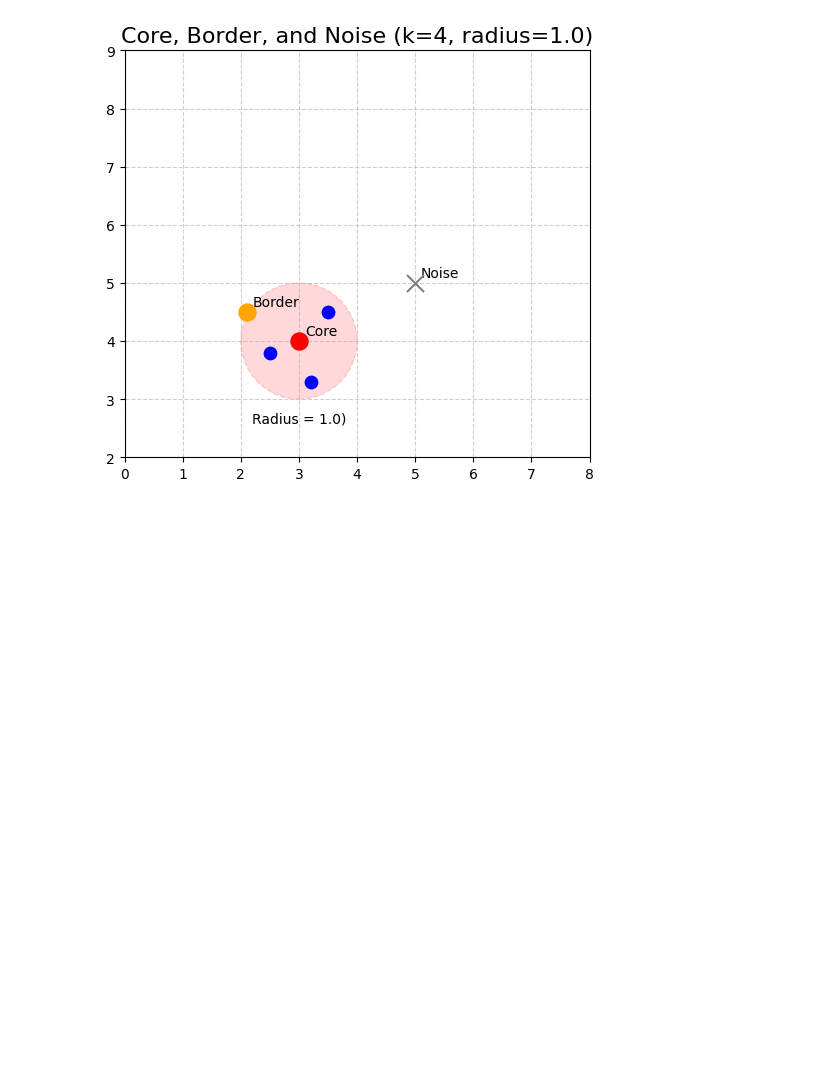
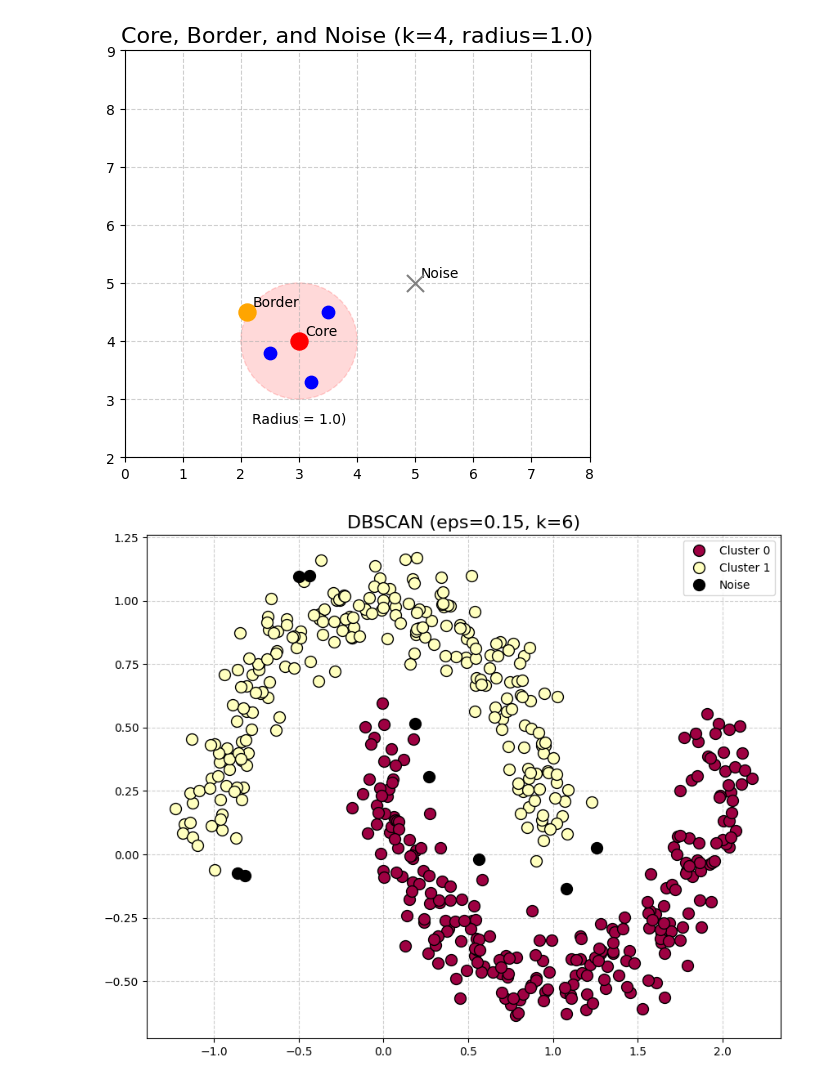
Before and after one commit to KOlCIqwq/ML, a Jupyter notebook: Clustering.ipynb, the cells around one changed output. Cells and saved outputs as stored; diff of their text form; code cells hidden in the pictures; blank space fills up the shorter version.

Commit message:
DBSCAN from scratch

```diff
--- a/Clustering.ipynb
+++ b/Clustering.ipynb
@@ -192,11 +192,103 @@ plt.show()
 # %% [output]
 [figure]
 # %%
+from collections import deque
 import numpy as np
 import matplotlib.pyplot as plt
 from sklearn.datasets import make_moons
 
 X, y = make_moons(n_samples=500, noise=0.1)
+
+'''
+1. Take a point p, if its noise then add it to visited
+2. If its a core, add its neighbors to a queue, and label them as same cluster
+3. Try to find neighbors for each point on the queue, if its core, add neighbors to queue
+4. All the points on the queue will be on the same cluster
+'''
+
+def get_neighbors(X, idx, eps):
+
+    # Calculate the standard L2 norm = sqrt((x2-x1)^2 + (y2-y1)^2)
+    distances = np.linalg.norm(X - X[idx],axis = 1)
+
+    neighbors = np.where(distances <= eps)[0]
+
+    return neighbors
+
+def expand(X,labels,idx,neighbors,cluster_id,eps,k,visited):
+    labels[idx] = cluster_id
+
+    q = deque(neighbors)
+
+    while q:
+        neighbor = q.popleft()
+        if neighbor in visited:
+            continue
+        visited.add(neighbor)
+
+        if labels[neighbor] == -1:
+            # Save the border point
+            labels[neighbor] = cluster_id
+
+        labels[neighbor] = cluster_id
+        n_neighbor_idx = get_neighbors(X,neighbor,eps)
+        if len(n_neighbor_idx) >= k:
+            # If can be a core point
+            for i in n_neighbor_idx:
+                if labels[i] == -1:
+                    # Not classified
+                    q.append(i)
+
+def main(X,eps,k):
+    n = X.shape[0]
+
+    labels = np.full(n,-1)
+
+    visited = set()
+
+    cluster_id = 0
+
+    for i in range(n):
+        if i in visited:
+            continue
+        neighbors = get_neighbors(X,i,eps)
+        if len(neighbors) >= k:
+            expand(X,labels,i,neighbors,cluster_id,eps,k,visited)
+            cluster_id += 1
+    return labels
+
+
+eps = 0.15
+min_samples = 6
+
+labels = main(X, eps, min_samples)
+
+unique_labels = set(labels)
+colors = [plt.cm.Spectral(each) for each in np.linspace(0, 1, len(unique_labels))]
+
+fig, ax = plt.subplots(figsize=(10, 8))
+
+for k, col in zip(unique_labels, colors):
+    if k == -1:
+        # Black for noise
+        col = [0, 0, 0, 1]
+        label_text = 'Noise'
+    else:
+        label_text = f'Cluster {k}'
+
+    class_member_mask = (labels == k)
+    xy = X[class_member_mask]
+
+    # Simple plot: just color by cluster label
+    ax.plot(xy[:, 0], xy[:, 1], 'o', markerfacecolor=tuple(col),
+            markeredgecolor='k', markersize=10, label=label_text)
+
+ax.set_title(f'DBSCAN (eps={eps}, k={min_samples})', fontsize=16)
+ax.legend()
+ax.grid(True, linestyle='--', alpha=0.6)
+plt.show()
+# %% [output]
+[figure, added]
 # %%
 from sklearn.cluster import DBSCAN
 
```
Also changed, not shown: parts of 1 cell of this notebook.
